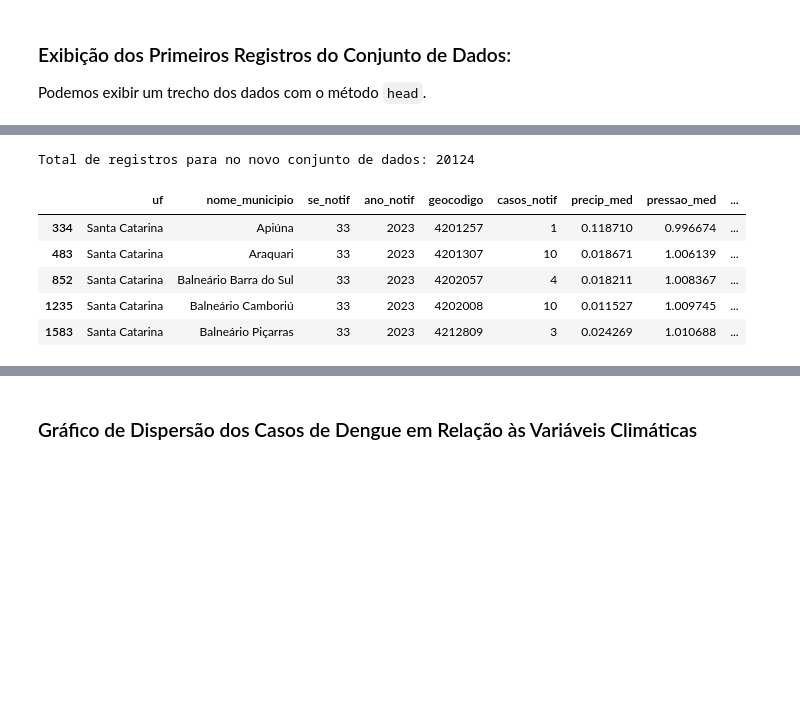
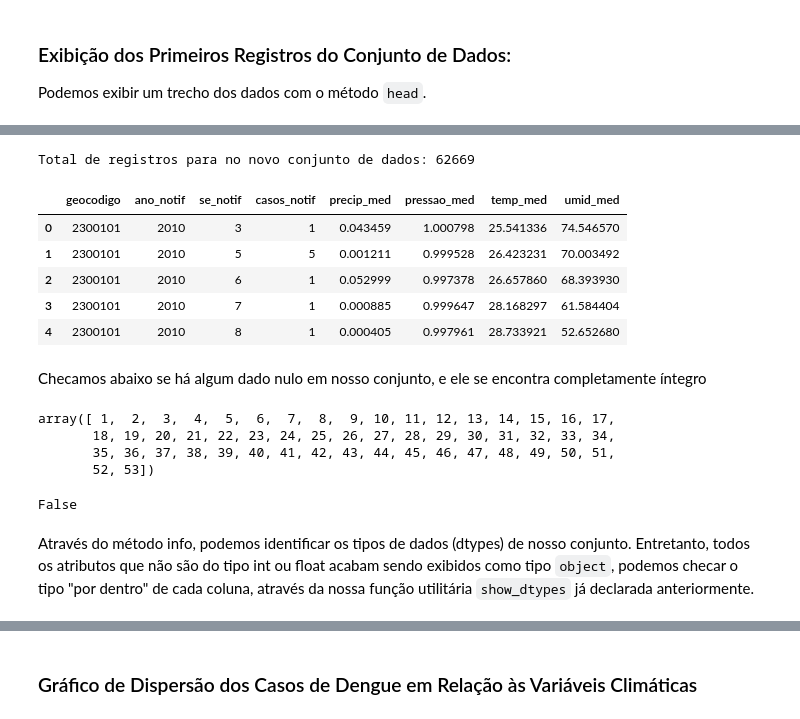
Before and after one commit to osl-pocs/ml-dengue-predict, a Jupyter notebook: notebooks/ML_Dengue_Predict_FINAL.ipynb, the cells around one changed output, grey strips where cells are left out. Drawn from its saved outputs; the diff is of its cells as text; code cells hidden in the pictures; blank space fills up the shorter version.

```diff
--- a/notebooks/ML_Dengue_Predict_FINAL.ipynb
+++ b/notebooks/ML_Dengue_Predict_FINAL.ipynb
@@ -205,7 +218,7 @@ dataframes = [
     # pd.read_csv("data/weather_notification_CE_2010-01-01_2023-08-30.csv", index_col=[0]),
     # pd.read_csv("data/weather_notification_PR_2010-01-01_2023-08-30.csv", index_col=[0]),
     # pd.read_csv("data/weather_notification_RJ_2010-01-01_2023-08-30.csv", index_col=[0]),
-    pd.read_csv("data/weather_notification_SC_2010-01-01_2023-08-30.csv", index_col=[0]),
+    pd.read_csv("data/weather_notification_CE_2010-01-01_2023-10-21.csv", index_col=[0]),
 ]
 
 df = pd.concat(dataframes)
@@ -225,24 +279,39 @@ df.head()
 # %%
-cols = ['uf', 'geocodigo', 'nome_municipio', 'dt_notific', 'se_notif', 'ano_notif', 'precip_med', 'pressao_med', 'temp_med', 'umid_med']
+cols = ['geocodigo', 'dt_notific', 'se_notif', 'ano_notif', 'precip_med', 'pressao_med', 'temp_med', 'umid_med']
 
 df_combined = df[cols] \
-    .groupby(['uf', 'nome_municipio', 'se_notif', 'ano_notif', 'geocodigo']) \
+    .groupby(['geocodigo', 'ano_notif', 'se_notif']) \
     .agg(casos_notif=('dt_notific', 'count'),
          precip_med=('precip_med', 'mean'),
          pressao_med=('pressao_med', 'mean'),
          temp_med=('temp_med', 'mean'),
          umid_med=('umid_med', 'mean')).reset_index() \
-    .sort_values(['ano_notif', 'se_notif'], ascending=[False, False])
+    .sort_values(['geocodigo', 'ano_notif', 'se_notif'])
 
 
 print(f'\nTotal de registros para no novo conjunto de dados: {len(df_combined)} \n')
 
 df_combined.head()
 # %% [output]
-Total de registros para no novo conjunto de dados: 20124
+Total de registros para no novo conjunto de dados: 62669
-|  | uf | nome_municipio | se_notif | ano_notif | geocodigo | casos_notif | precip_med | pressao_med | ... |
-| 334 | Santa Catarina | Apiúna | 33 | 2023 | 4201257 | 1 | 0.118710 | 0.996674 | ... |
-| 483 | Santa Catarina | Araquari | 33 | 2023 | 4201307 | 10 | 0.018671 | 1.006139 | ... |
-| 852 | Santa Catarina | Balneário Barra do Sul | 33 | 2023 | 4202057 | 4 | 0.018211 | 1.008367 | ... |
-| 1235 | Santa Catarina | Balneário Camboriú | 33 | 2023 | 4202008 | 10 | 0.011527 | 1.009745 | ... |
-| 1583 | Santa Catarina | Balneário Piçarras | 33 | 2023 | 4212809 | 3 | 0.024269 | 1.010688 | ... |
+|  | geocodigo | ano_notif | se_notif | casos_notif | precip_med | pressao_med | temp_med | umid_med |
+| 0 | 2300101 | 2010 | 3 | 1 | 0.043459 | 1.000798 | 25.541336 | 74.546570 |
+| 1 | 2300101 | 2010 | 5 | 5 | 0.001211 | 0.999528 | 26.423231 | 70.003492 |
+| 2 | 2300101 | 2010 | 6 | 1 | 0.052999 | 0.997378 | 26.657860 | 68.393930 |
+| 3 | 2300101 | 2010 | 7 | 1 | 0.000885 | 0.999647 | 28.168297 | 61.584404 |
+| 4 | 2300101 | 2010 | 8 | 1 | 0.000405 | 0.997961 | 28.733921 | 52.652680 |
+# %% [markdown]
+Checamos abaixo se há algum dado nulo em nosso conjunto, e ele se encontra completamente íntegro
+# %%
+df_combined["se_notif"].sort_values().unique()
+# %% [output]
+array([ 1,  2,  3,  4,  5,  6,  7,  8,  9, 10, 11, 12, 13, 14, 15, 16, 17,
+       18, 19, 20, 21, 22, 23, 24, 25, 26, 27, 28, 29, 30, 31, 32, 33, 34,
+       35, 36, 37, 38, 39, 40, 41, 42, 43, 44, 45, 46, 47, 48, 49, 50, 51,
+       52, 53])
+# %%
+df_combined.isnull().values.any()
+# %% [output]
+False
+# %% [markdown]
+Através do método info, podemos identificar os tipos de dados (dtypes) de nosso conjunto. Entretanto, todos os atributos que não são do tipo int ou float acabam sendo exibidos como tipo `object`, podemos checar o tipo "por dentro" de cada coluna, através da nossa função utilitária `show_dtypes` já declarada anteriormente.
```
Also changed, not shown: parts of 68 cells of this notebook, 7 other files.
